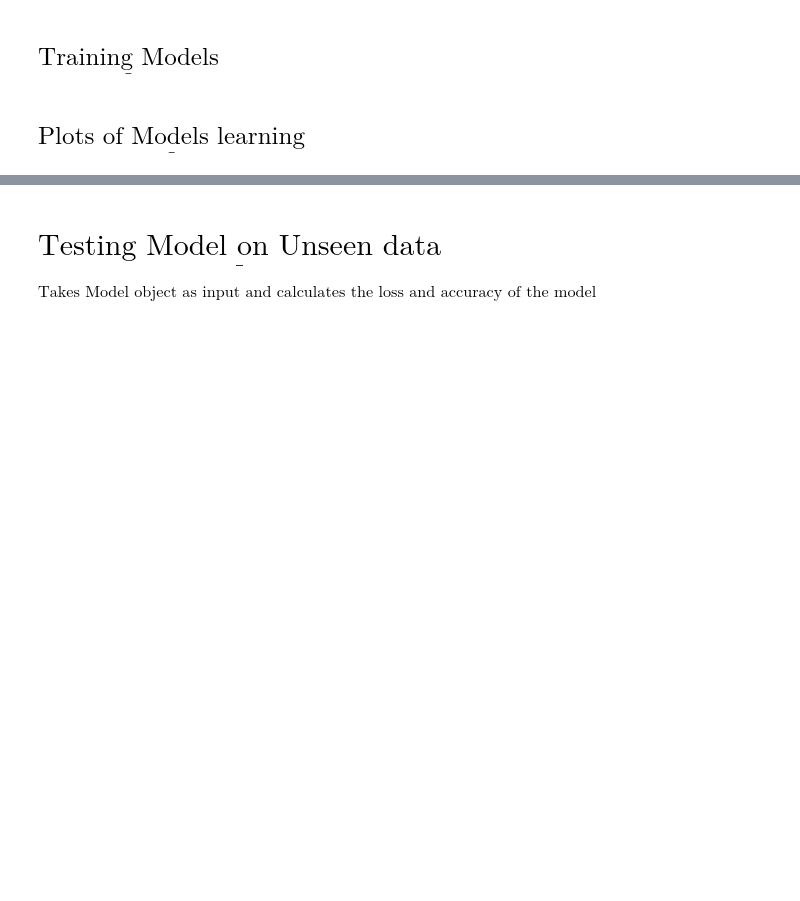
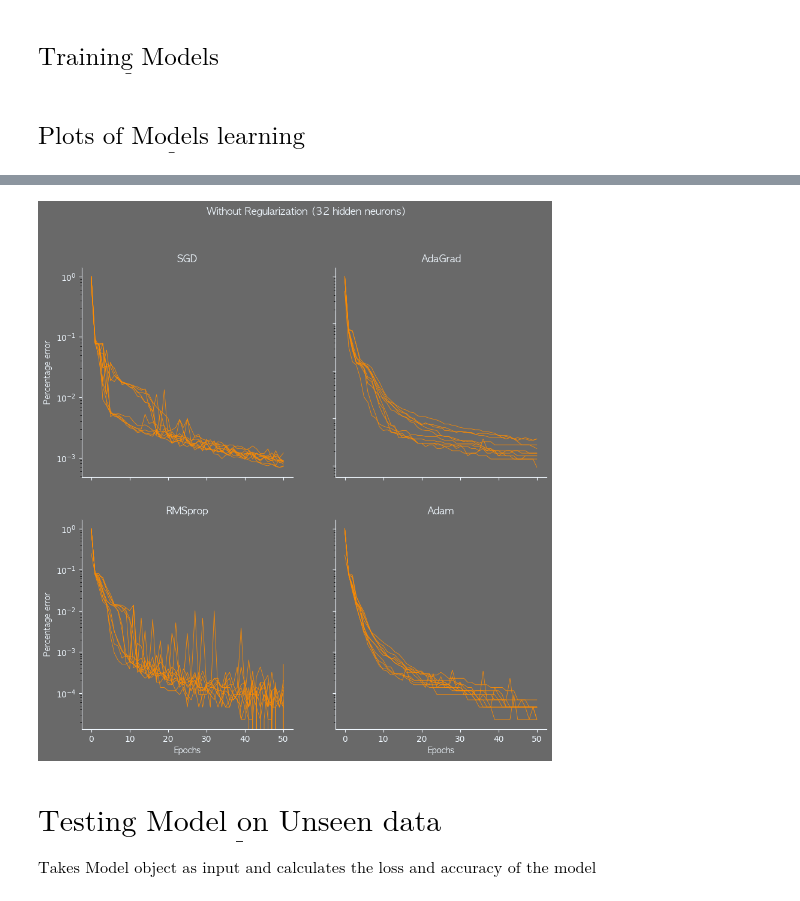
Before and after one commit to Danny-dude/Shuttle-Problem-Neural-Network-, a Jupyter notebook: Model.ipynb, the cells around one changed output, grey strips where cells are left out. Drawn from its saved outputs; the diff is of its cells as text; code cells hidden in the pictures; blank space fills up the shorter version.

```diff
--- a/Model.ipynb
+++ b/Model.ipynb
@@ -501,3 +578,23 @@ for ax in axs.flat:
+# %%
+# Load all csv files
+SGD_plot = np.loadtxt('SGD.csv', delimiter=',')
+SGD_plot = SGD_plot.reshape((10,51))
+
+AdaGrad_plot = np.loadtxt('Adagrad.csv', delimiter=',')
+AdaGrad_plot = AdaGrad_plot.reshape((10,51))
+
+RMSprop_plot = np.loadtxt('RMSprop.csv', delimiter=',')
+RMSprop_plot = RMSprop_plot.reshape((10,51))
+
+Adam_plot = np.loadtxt('Adam.csv', delimiter=',')
+Adam_plot = Adam_plot.reshape((10,51))
+
+names = ['Without Regularization (32 hidden neurons)','SGD','AdaGrad','RMSprop','Adam']
+plots = np.array([SGD_plot,AdaGrad_plot,RMSprop_plot,Adam_plot])
+
+subplots_acc_error(plots,names)
+# %% [output]
+[figure, added]
 # %% [markdown]
 # $ \underline{\text{Testing Model on Unseen data}} $
 $ \text{Takes Model object as input and calculates the loss and accuracy of the model}$
```
Also changed, not shown: parts of 20 cells of this notebook, 13 other files.
